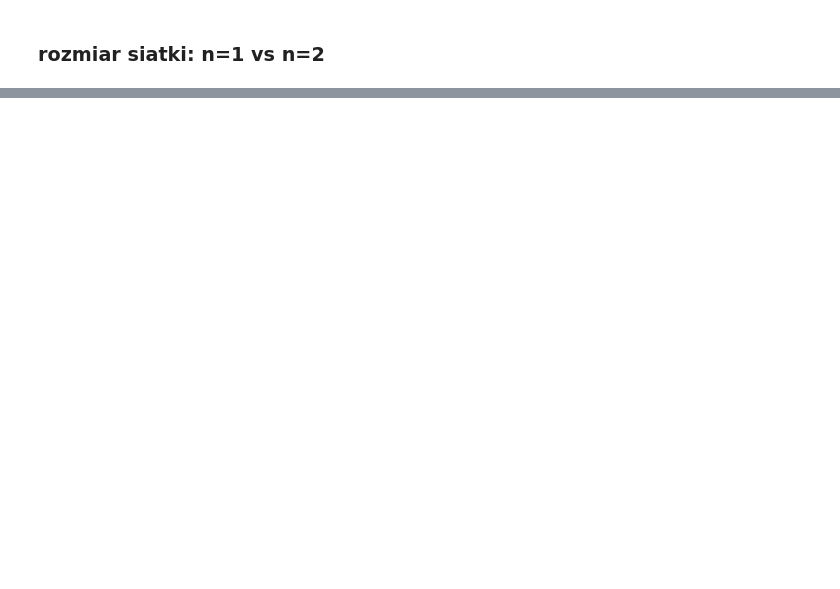
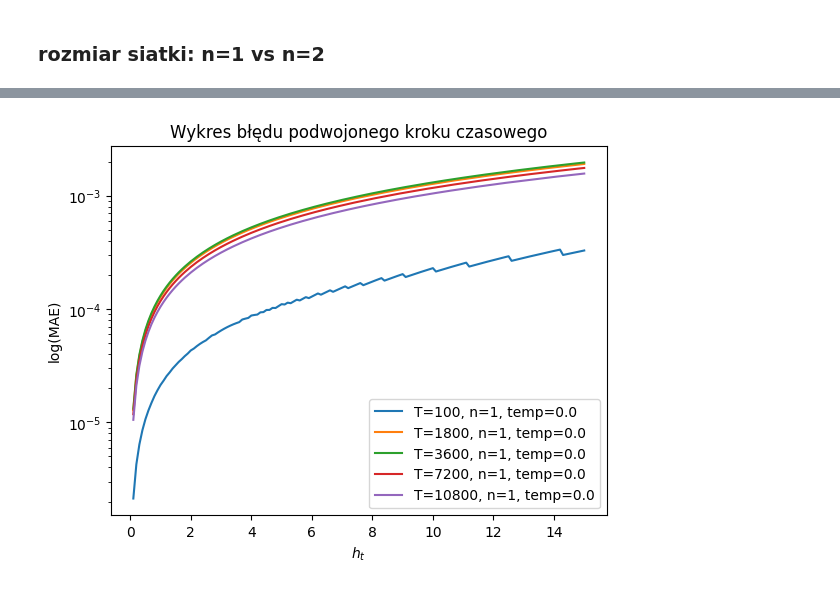
Before and after one commit to Gonieeg/MODDET_projekt, a Jupyter notebook: notebooks/analiza_bledu.ipynb, the cells around one changed output, grey strips where cells are left out. Saved outputs shown, nothing was run; the diff lists cells and outputs as text; code cells hidden in the pictures; blank space fills up the shorter version.

```diff
--- a/notebooks/analiza_bledu.ipynb
+++ b/notebooks/analiza_bledu.ipynb
@@ -28,3 +35,10 @@ n2 = test2kroku(20,nasze_kroki,2,0,2,0)
 # %%
-nasze_kroki = np.arange(0.05,20.05,0.05)
-h20 = test2kroku(40,nasze_kroki,2,0,2,0)
+t1 = test2kroku(100,nasze_kroki,1,0,2,0)
+t2 = test2kroku(1800,nasze_kroki,1,0,2,0)
+t3 = test2kroku(3600,nasze_kroki,1,0,2,0)
+t4 = test2kroku(7200,nasze_kroki,1,0,2,0)
+t5 = test2kroku(10800,nasze_kroki,1,0,2,0)
+plt.legend()
+plt.show()
+# %% [output]
+[figure, added]
```
Also changed, not shown: parts of 19 cells of this notebook, 3 other files.
